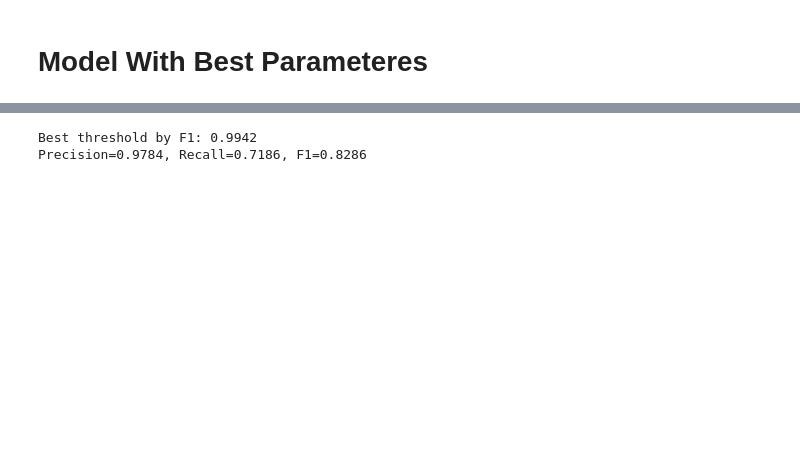
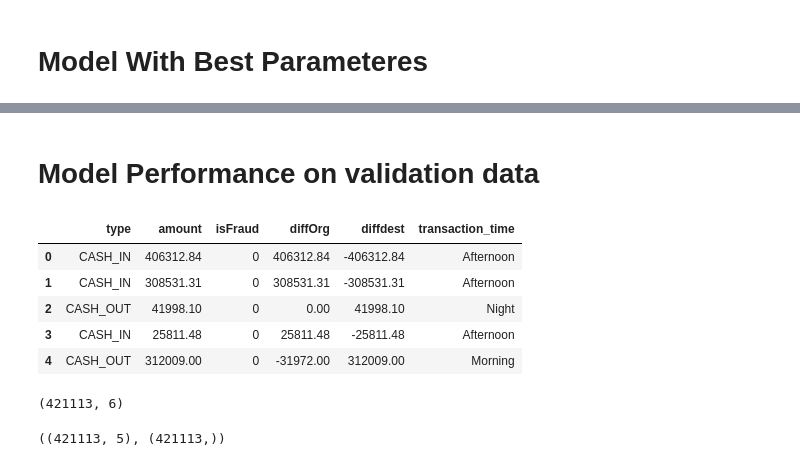
Before and after one commit to yogibaba7/Fraud-detection-end-to-end, a Jupyter notebook: model_building.ipynb, the cells around one changed output, grey strips where cells are left out. Cells and saved outputs as stored; diff of their text form; code cells hidden in the pictures; blank space fills up the shorter version.

```diff
--- a/model_building.ipynb
+++ b/model_building.ipynb
@@ -473,11 +507,22 @@ f1_scores = 2 * (precision * recall) / (precision + recall + 1e-12)
-# %%
-best_idx = np.nanargmax(f1_scores[:-1]) # exclude last element as it corresponds to threshold=none
-best_threshold = pr_thresold[best_idx]
-best_precision = precision[best_idx]
-best_recall = recall[best_idx]
-best_f1 = f1_scores[best_idx]
-print(f"Best threshold by F1: {best_threshold:.4f}")
-print(f"Precision={best_precision:.4f}, Recall={best_recall:.4f}, F1={best_f1:.4f}")
-# %% [output]
-Best threshold by F1: 0.9942
-Precision=0.9784, Recall=0.7186, F1=0.8286
+# %% [markdown]
+# Model Performance on validation data
+# %%
+val = pd.read_csv('validation_set.csv')
+# %%
+val.head()
+# %% [output]
+|  | type | amount | isFraud | diffOrg | diffdest | transaction_time |
+| 0 | CASH_IN | 406312.84 | 0 | 406312.84 | -406312.84 | Afternoon |
+| 1 | CASH_IN | 308531.31 | 0 | 308531.31 | -308531.31 | Afternoon |
+| 2 | CASH_OUT | 41998.10 | 0 | 0.00 | 41998.10 | Night |
+| 3 | CASH_IN | 25811.48 | 0 | 25811.48 | -25811.48 | Afternoon |
+| 4 | CASH_OUT | 312009.00 | 0 | -31972.00 | 312009.00 | Morning |
+# %%
+val.shape
+# %% [output]
+(421113, 6)
+# %%
+x_val,y_val = val.drop(columns=['isFraud']),val['isFraud']
+x_val.shape,y_val.shape
+# %% [output]
+((421113, 5), (421113,))
```
Also changed, not shown: parts of 32 cells of this notebook, 10 other files.
